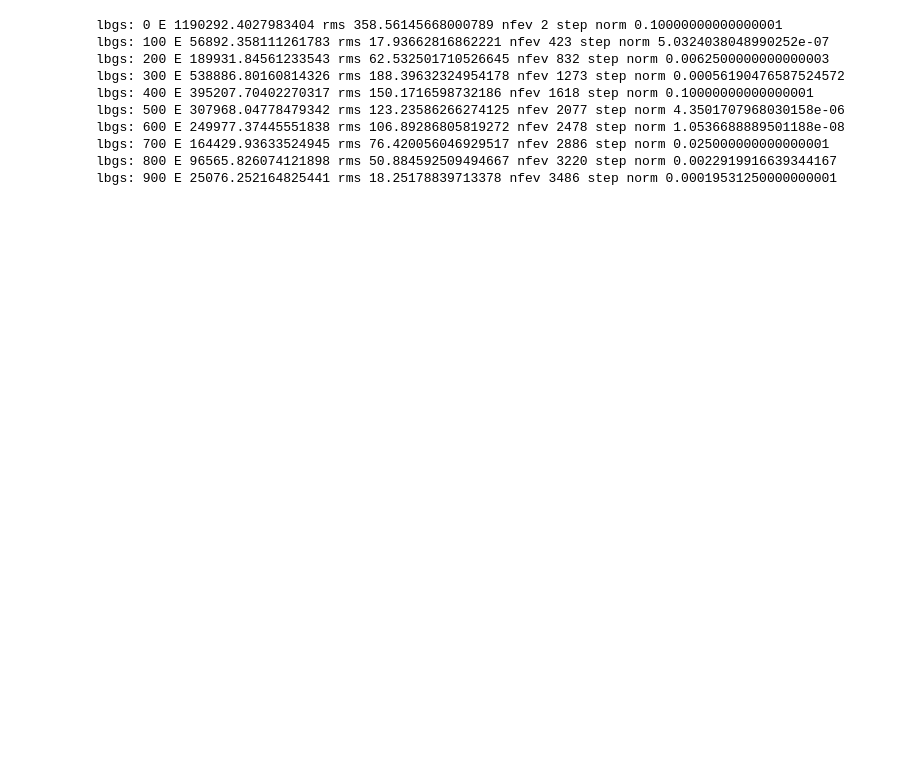
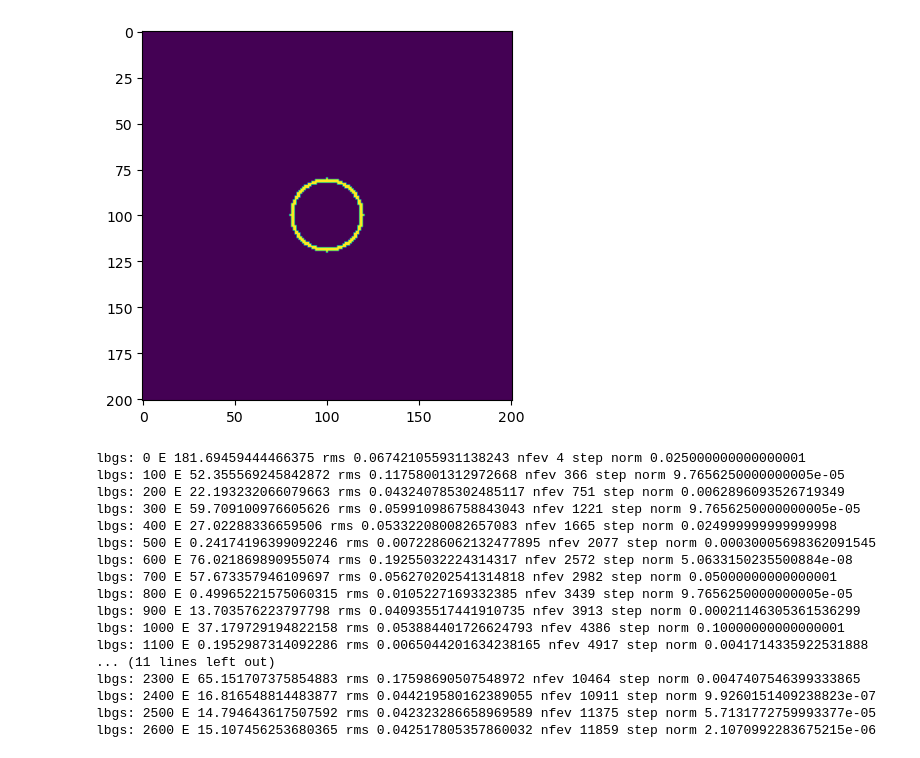
Before and after one commit to martiniani-lab/FReSCo, a Jupyter notebook: examples/UwU.ipynb, the cells around one changed output. Cells and saved outputs as stored; diff of their text form; code cells hidden in the pictures; blank space fills up the shorter version.

```diff
--- a/examples/UwU.ipynb
+++ b/examples/UwU.ipynb
@@ -28,32 +28,45 @@ plt.show()
 # %%
 # Create the array of structure factor values corresponding to the k-vectors to be constrained
-Sk = np.zeros(Kmag.shape)
+Sk = np.ones(Kmag.shape)*10
 
+fig = plt.figure()
+ax = fig.gca()
+ax.imshow(Sk*Kmask)
+plt.show()
 # Create the weighting function
 wk = Kmask
 
 # Don't constrain the trivial peak at S(k=0)
 center = int(Kmask.shape[0]/2)
 wk[center,center] = 0
+# %% [output]
+[figure, added]
 # %%
 loss = UwU(gridsize, K, Sk, wk, L) # Initialize loss function
 minimizer = LBFGS_CPP(x0.ravel(), loss, iprint=100) # Initialize minimizer
 # %%
 # Run the minimization
-minimizer.run(1000)
+minimizer.run(10000)
 res = minimizer.get_result()
 x = np.array(res.coords)
 # %% [output]
-lbgs: 0 E 1190292.4027983404 rms 358.56145668000789 nfev 2 step norm 0.10000000000000001
-lbgs: 100 E 56892.358111261783 rms 17.93662816862221 nfev 423 step norm 5.0324038048990252e-07
-lbgs: 200 E 189931.84561233543 rms 62.532501710526645 nfev 832 step norm 0.0062500000000000003
-lbgs: 300 E 538886.80160814326 rms 188.39632324954178 nfev 1273 step norm 0.00056190476587524572
-lbgs: 400 E 395207.70402270317 rms 150.1716598732186 nfev 1618 step norm 0.10000000000000001
-lbgs: 500 E 307968.04778479342 rms 123.23586266274125 nfev 2077 step norm 4.3501707968030158e-06
-lbgs: 600 E 249977.37445551838 rms 106.89286805819272 nfev 2478 step norm 1.0536688889501188e-08
-lbgs: 700 E 164429.93633524945 rms 76.420056046929517 nfev 2886 step norm 0.025000000000000001
-lbgs: 800 E 96565.826074121898 rms 50.884592509494667 nfev 3220 step norm 0.0022919916639344167
-lbgs: 900 E 25076.252164825441 rms 18.25178839713378 nfev 3486 step norm 0.00019531250000000001
+lbgs: 0 E 181.69459444466375 rms 0.067421055931138243 nfev 4 step norm 0.025000000000000001
+lbgs: 100 E 52.355569245842872 rms 0.11758001312972668 nfev 366 step norm 9.7656250000000005e-05
+lbgs: 200 E 22.193232066079663 rms 0.043240785302485117 nfev 751 step norm 0.0062896093526719349
+lbgs: 300 E 59.709100976605626 rms 0.059910986758843043 nfev 1221 step norm 9.7656250000000005e-05
+lbgs: 400 E 27.02288336659506 rms 0.053322080082657083 nfev 1665 step norm 0.024999999999999998
+lbgs: 500 E 0.24174196399092246 rms 0.0072286062132477895 nfev 2077 step norm 0.00030005698362091545
+lbgs: 600 E 76.021869890955074 rms 0.19255032224314317 nfev 2572 step norm 5.0633150235500884e-08
+lbgs: 700 E 57.673357946109697 rms 0.056270202541314818 nfev 2982 step norm 0.05000000000000001
+lbgs: 800 E 0.49965221575060315 rms 0.0105227169332385 nfev 3439 step norm 9.7656250000000005e-05
+lbgs: 900 E 13.703576223797798 rms 0.040935517441910735 nfev 3913 step norm 0.00021146305361536299
+lbgs: 1000 E 37.179729194822158 rms 0.053884401726624793 nfev 4386 step norm 0.10000000000000001
+lbgs: 1100 E 0.1952987314092286 rms 0.0065044201634238165 nfev 4917 step norm 0.0041714335922531888
+... (11 lines left out)
+lbgs: 2300 E 65.151707375854883 rms 0.17598690507548972 nfev 10464 step norm 0.0047407546399333865
+lbgs: 2400 E 16.816548814483877 rms 0.044219580162389055 nfev 10911 step norm 9.9260151409238823e-07
+lbgs: 2500 E 14.794643617507592 rms 0.042323286658969589 nfev 11375 step norm 5.7131772759993377e-05
+lbgs: 2600 E 15.107456253680365 rms 0.042517805357860032 nfev 11859 step norm 2.1070992283675215e-06
 # %%
 output = x.reshape(gridsize)
 
```
Also changed, not shown: parts of 3 cells of this notebook, 2 other files.
